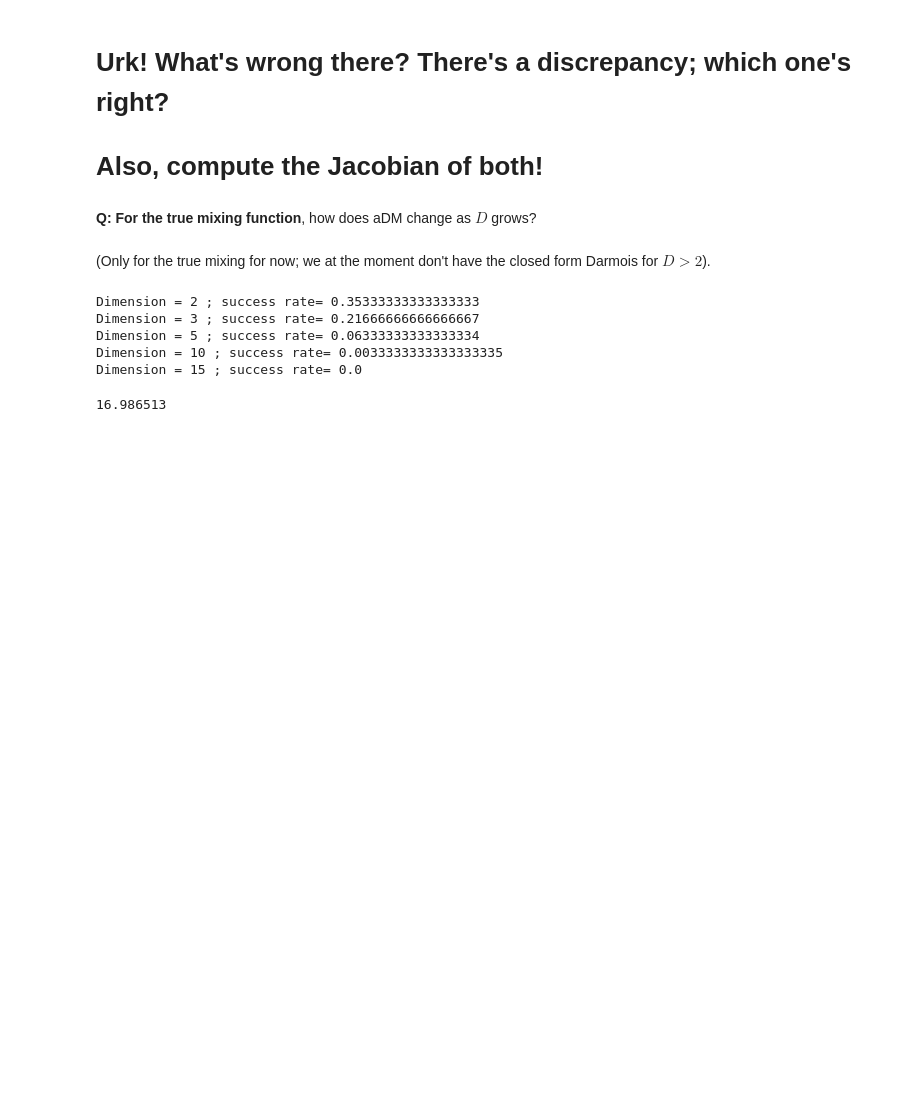
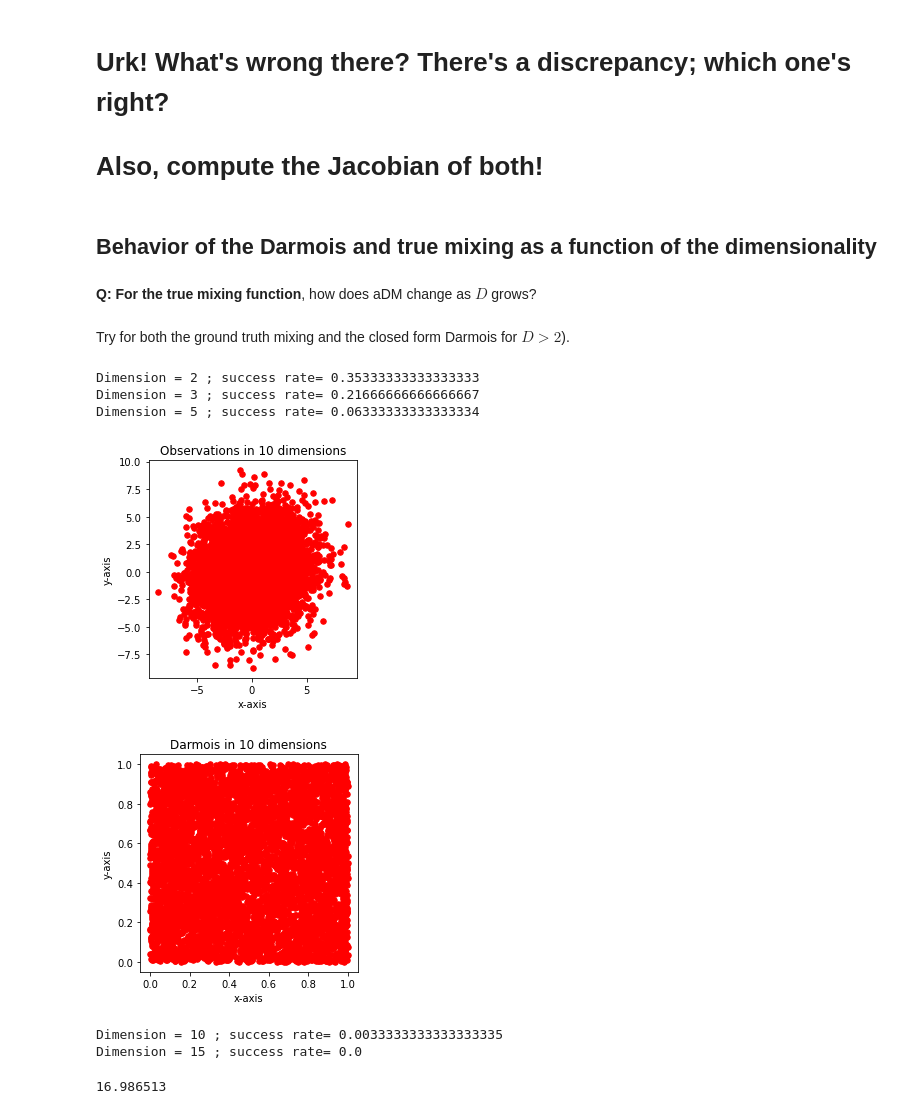
Before and after one commit to lgresele/independent-mechanism-analysis, a Jupyter notebook: 5_aDM_higher_dimensions.ipynb, the cells around one changed output. Drawn from its saved outputs; the diff is of its cells as text; code cells hidden in the pictures; blank space fills up the shorter version.

Commit message:
added printing and checks

```diff
--- a/5_aDM_higher_dimensions.ipynb
+++ b/5_aDM_higher_dimensions.ipynb
@@ -121,10 +121,12 @@ scatterplot_variables(Y_2d, 'Darmois 2d', colors=colors)
 # Urk! What's wrong there? There's a discrepancy; which one's right?
 
 # Also, compute the Jacobian of both!
+# %% [markdown]
+## Behavior of the Darmois and true mixing as a function of the dimensionality
 # %% [markdown]
 **Q: For the true mixing function**, how does aDM change as $D$ grows?
 # %% [markdown]
-(Only for the true mixing for now; we at the moment don't have the closed form Darmois for $D>2$).
+Try for both the ground truth mixing and the closed form Darmois for $D>2$).
 # %%
 # N:=Number of samples
 N = 6000
@@ -161,6 +163,12 @@ for idx, Dim in enumerate(Dims):
         # Compute observations
         X = f_batched(S)
 
+        # Printing to check that things work
+        # Select two arbitrary dimensions, e.g. 2 and 4, and print the corresponding observations
+        if (Dim, i)==(10, 222):
+            scatterplot_variables(X[:, 2:4], 'Observations in '+str(Dim)+' dimensions')
+
+
         # Compute the batched Jacobian
         Jf = jacfwd(f)
         Jf_batched = vmap(Jf)
@@ -168,35 +176,42 @@ for idx, Dim in enumerate(Dims):
         # NOTE THAT THIS HAS TO BE APPLIED TO THE UNIFORM R.V.'s S
         true_aDM = aDM(Jf_batched, S)
 
         # Darmois
         darmois, inv_darmois = darmois_linear_gaussian(A)
         darmois_batched, inv_darmois_batched = vmap(darmois), vmap(inv_darmois)
 
         # Sources w. Darmois construction
         Y = darmois_batched(X)
+
+        # Printing to check that things work
+        # Select two arbitrary dimensions, e.g. 2 and 4, and print the corresponding reconstructed sources
+        if (Dim, i)==(10, 222):
+            scatterplot_variables(Y[:, 2:4], 'Darmois in '+str(Dim)+' dimensions')
 
         # Compute the batched Jacobian
         Jinv_darmois = jacfwd(inv_darmois)
         Jinv_darmois_batched = vmap(Jinv_darmois)
         # Compute aDM for inv Darmois
         inv_darmois_aDM = aDM(Jinv_darmois_batched, Y)
 
         if true_aDM < inv_darmois_aDM:
             positive[idx]+=1
 
         true_aDM_s[i, idx] = true_aDM
         darmois_aDM_s[i, idx] = inv_darmois_aDM
 
         # Update random key
         key+=1
 
     print("Dimension =", Dim, "; success rate=", positive[idx]/reps)
 # %% [output]
 Dimension = 2 ; success rate= 0.35333333333333333
 Dimension = 3 ; success rate= 0.21666666666666667
 Dimension = 5 ; success rate= 0.06333333333333334
-Dimension = 10 ; success rate= 0.0033333333333333335
-Dimension = 15 ; success rate= 0.0
+[figure, added]
+[figure, added]
+Dimension = 10 ; success rate= 0.0033333333333333335
+Dimension = 15 ; success rate= 0.0
 # %%
 hist_values = [true_aDM_s[:, i] for i in range(len(Dims))]
 labels = [str(a)+"-d data" for a in Dims]
```
Also changed, not shown: parts of 2 cells of this notebook.
